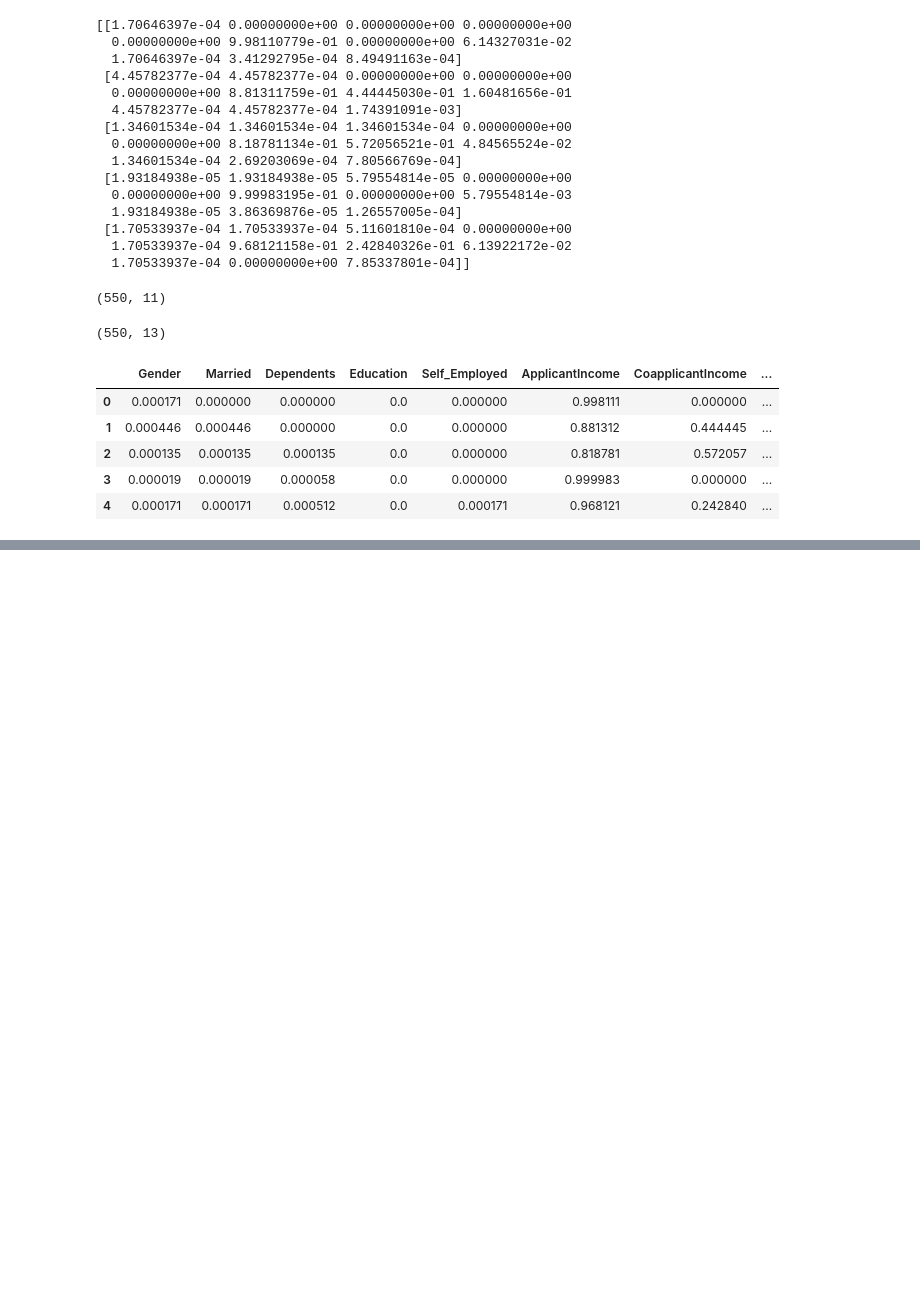
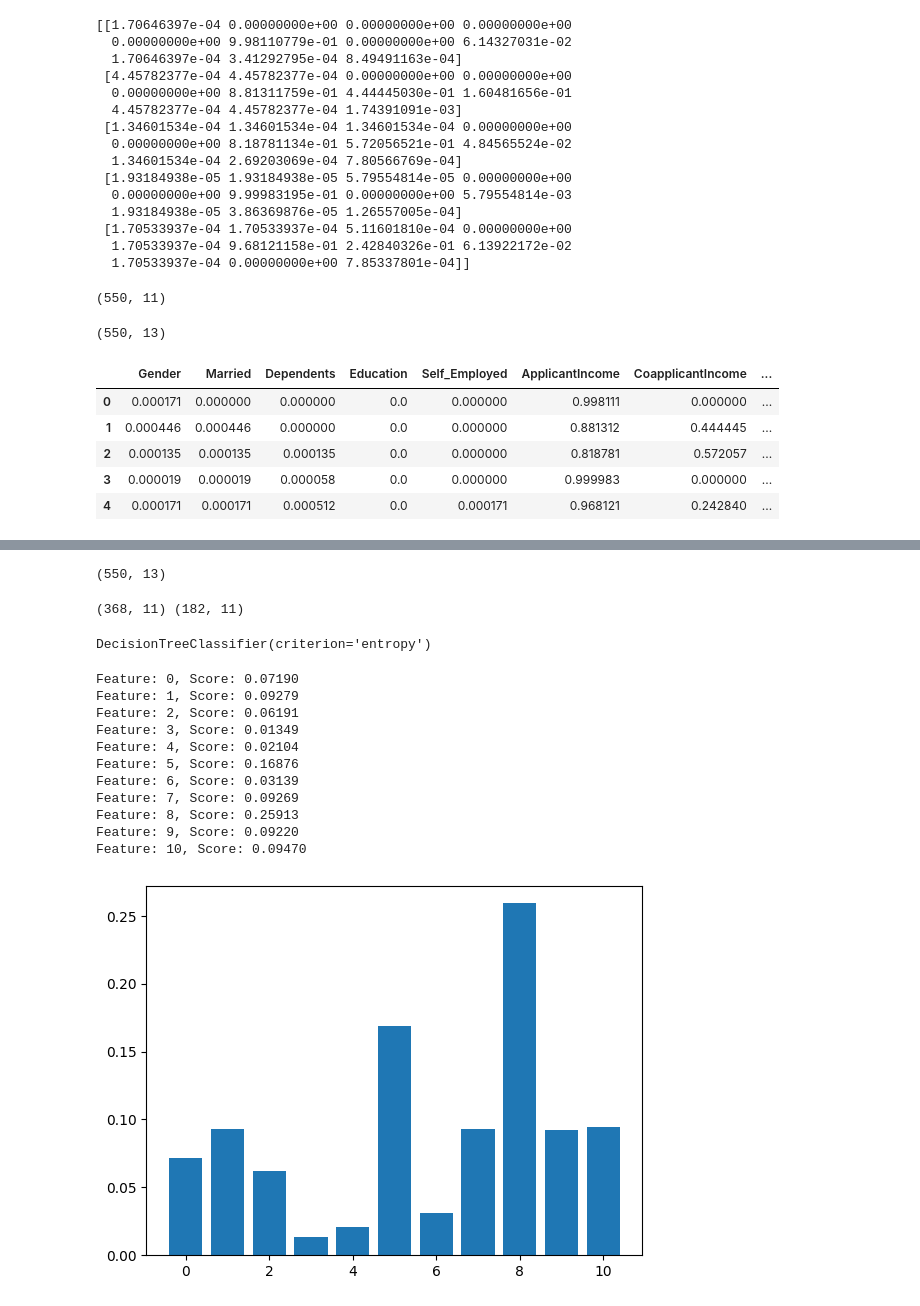
Before and after one commit to mfs135/decision-tree-classifier, a Jupyter notebook: decisiontree.ipynb, the cells around one changed output, grey strips where cells are left out. Cells and saved outputs as stored; diff of their text form; code cells hidden in the pictures; blank space fills up the shorter version.

```diff
--- a/decisiontree.ipynb
+++ b/decisiontree.ipynb
@@ -515,0 +596,3 @@ normalized_data.head()
+# %%
+features = normalized_data.drop(['Loan_ID','Loan_Status'], axis = 1)
+classes = pd.DataFrame(normalized_data['Loan_Status'])
@@ -515,0 +636,4 @@ normalized_data.head()
+# %%
+normalized_data.shape
+# %% [output]
+(550, 13)
@@ -515,0 +642,33 @@ normalized_data.head()
+# %%
+x_train, x_test, y_train, y_test = train_test_split(features, classes, test_size= .33, random_state = 1)
+print(x_train.shape, x_test.shape)
+# %% [output]
+(368, 11) (182, 11)
+# %%
+decisionTree = DecisionTreeClassifier(criterion='entropy')
+print(decisionTree)
+# %% [output]
+DecisionTreeClassifier(criterion='entropy')
+# %%
+dtc_model = decisionTree.fit(x_train, y_train)
+# %%
+# feature importance
+importance = dtc_model.feature_importances_
+for i,v in enumerate(importance):
+    print('Feature: %0d, Score: %.5f' % (i,v))
+# Barchat for feature importance
+pyplot.bar([x for x in range(len(importance))], importance)
+pyplot.show()
+# %% [output]
+Feature: 0, Score: 0.07190
+Feature: 1, Score: 0.09279
+Feature: 2, Score: 0.06191
+Feature: 3, Score: 0.01349
+Feature: 4, Score: 0.02104
+Feature: 5, Score: 0.16876
+Feature: 6, Score: 0.03139
+Feature: 7, Score: 0.09269
+Feature: 8, Score: 0.25913
+Feature: 9, Score: 0.09220
+Feature: 10, Score: 0.09470
+[figure, added]
```
Also changed, not shown: parts of 29 cells of this notebook.
